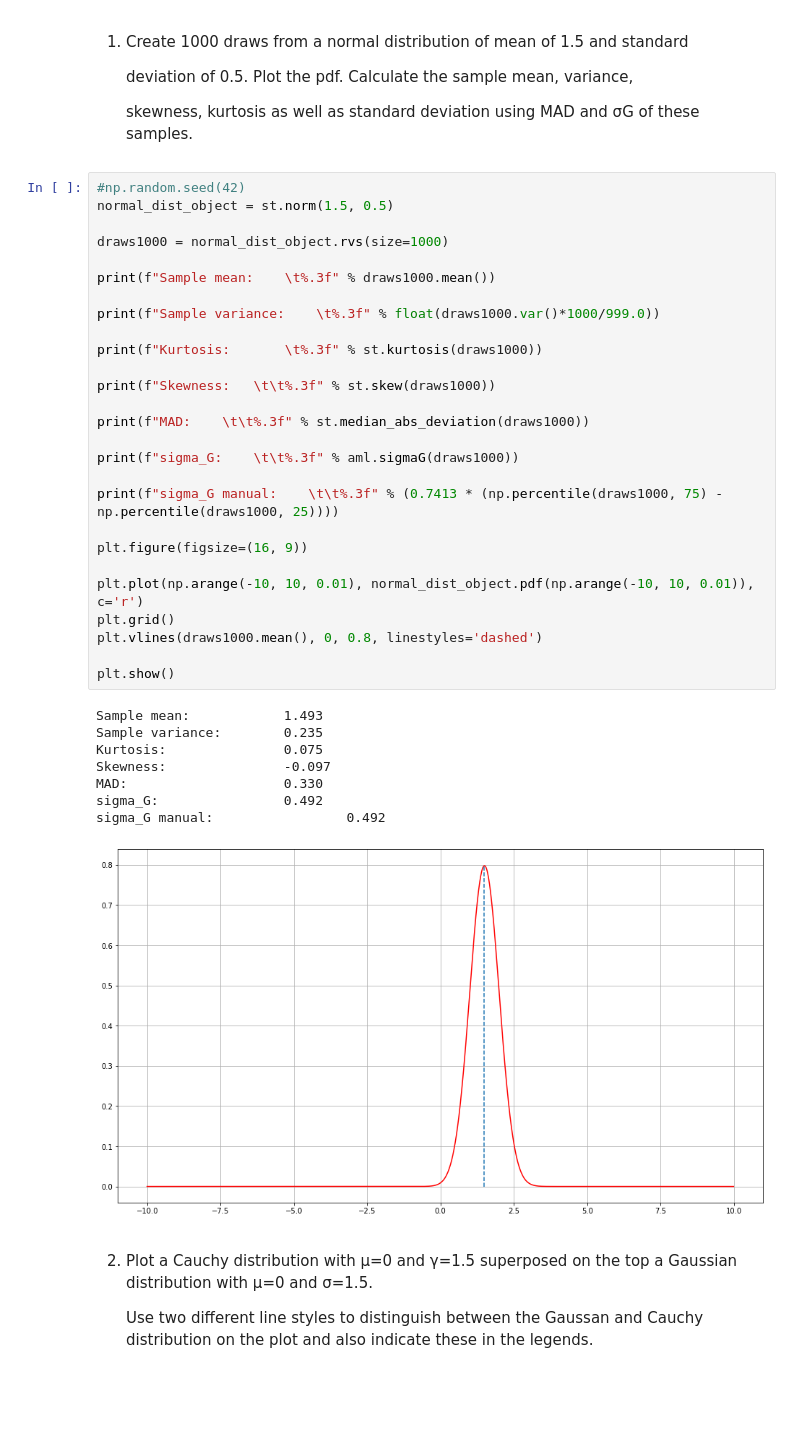
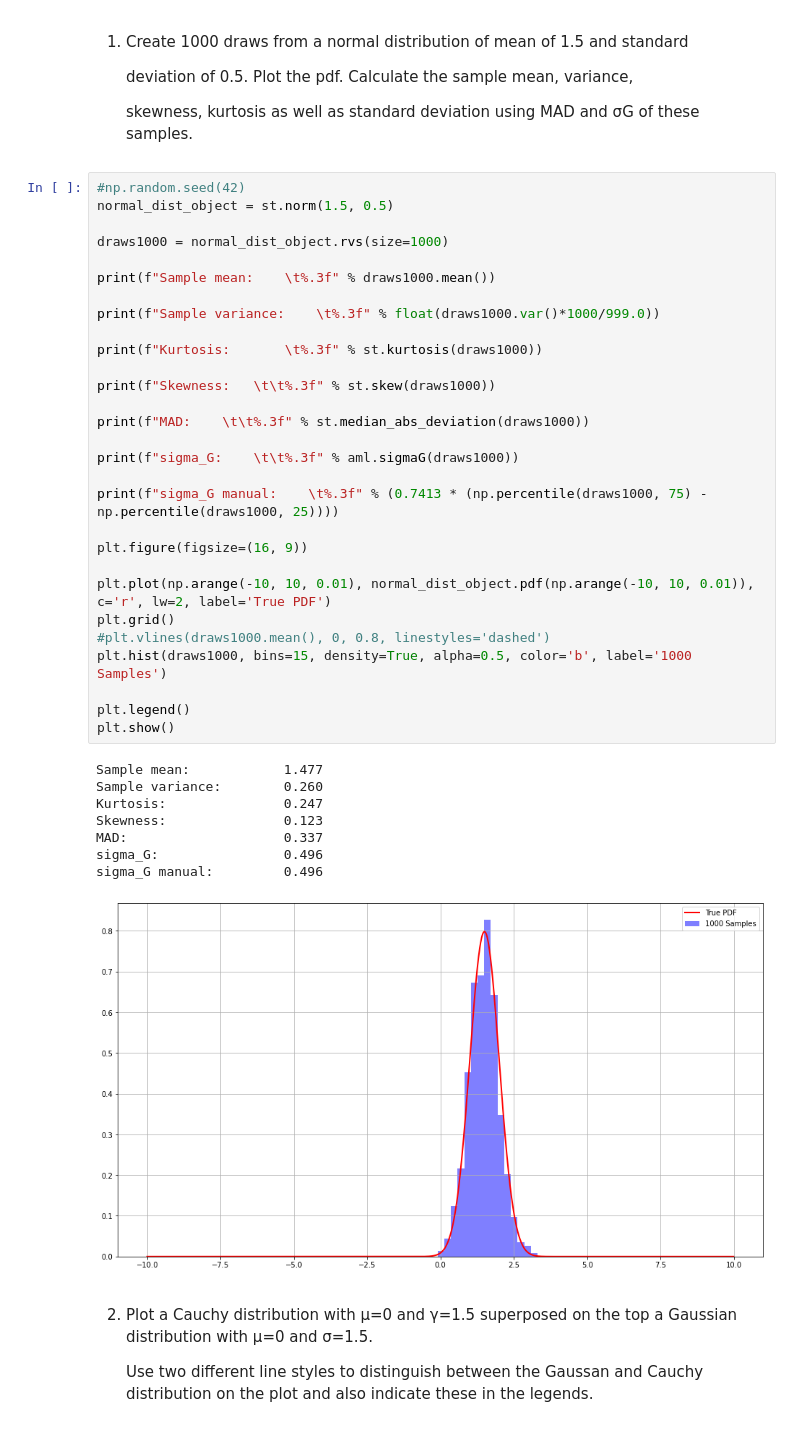
Before and after one commit to DarkWake9/EP4130, a Jupyter notebook: Assignment-1/EP20BTECH11015-Assignment-1.ipynb, the cells around one changed output. Drawn from its saved outputs; the diff is of its cells as text; blank space fills up the shorter version.

Commit message:
15012022 - 10.07 - Assignment 1 DONE Q1 - ADDED SAMPLE PDF

```diff
--- a/Assignment-1/EP20BTECH11015-Assignment-1.ipynb
+++ b/Assignment-1/EP20BTECH11015-Assignment-1.ipynb
@@ -16,39 +16,41 @@ import matplotlib.pyplot as plt
 # %%
 #np.random.seed(42)
 normal_dist_object = st.norm(1.5, 0.5)
 
 draws1000 = normal_dist_object.rvs(size=1000)
 
 print(f"Sample mean:    \t%.3f" % draws1000.mean())
 
 print(f"Sample variance:    \t%.3f" % float(draws1000.var()*1000/999.0))
 
 print(f"Kurtosis:       \t%.3f" % st.kurtosis(draws1000))
 
 print(f"Skewness:   \t\t%.3f" % st.skew(draws1000))
 
 print(f"MAD:    \t\t%.3f" % st.median_abs_deviation(draws1000))
 
 print(f"sigma_G:    \t\t%.3f" % aml.sigmaG(draws1000))
 
-print(f"sigma_G manual:    \t\t%.3f" % (0.7413 * (np.percentile(draws1000, 75) - np.percentile(draws1000, 25))))
+print(f"sigma_G manual:    \t%.3f" % (0.7413 * (np.percentile(draws1000, 75) - np.percentile(draws1000, 25))))
 
 plt.figure(figsize=(16, 9))
 
-plt.plot(np.arange(-10, 10, 0.01), normal_dist_object.pdf(np.arange(-10, 10, 0.01)), c='r')
+plt.plot(np.arange(-10, 10, 0.01), normal_dist_object.pdf(np.arange(-10, 10, 0.01)), c='r', lw=2, label='True PDF')
 plt.grid()
-plt.vlines(draws1000.mean(), 0, 0.8, linestyles='dashed')
+#plt.vlines(draws1000.mean(), 0, 0.8, linestyles='dashed')
+plt.hist(draws1000, bins=15, density=True, alpha=0.5, color='b', label='1000 Samples')
 
+plt.legend()
 plt.show()
 # %% [output]
-Sample mean:            1.493
-Sample variance:        0.235
-Kurtosis:               0.075
-Skewness:               -0.097
-MAD:                    0.330
-sigma_G:                0.492
-sigma_G manual:                 0.492
+Sample mean:            1.477
+Sample variance:        0.260
+Kurtosis:               0.247
+Skewness:               0.123
+MAD:                    0.337
+sigma_G:                0.496
+sigma_G manual:         0.496
-[figure, old version]
+[figure, new version]
 # %% [markdown]
 2.  Plot a Cauchy distribution with μ=0 and γ=1.5 superposed on the top a Gaussian distribution with μ=0 and σ=1.5.
 
```
Also changed, not shown: 1 other file.
